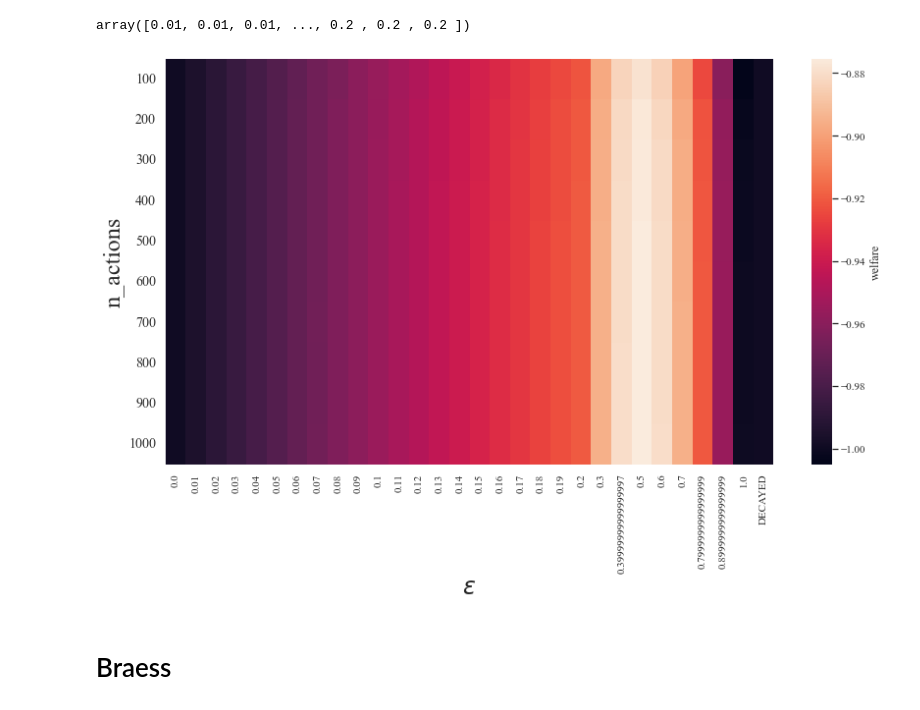
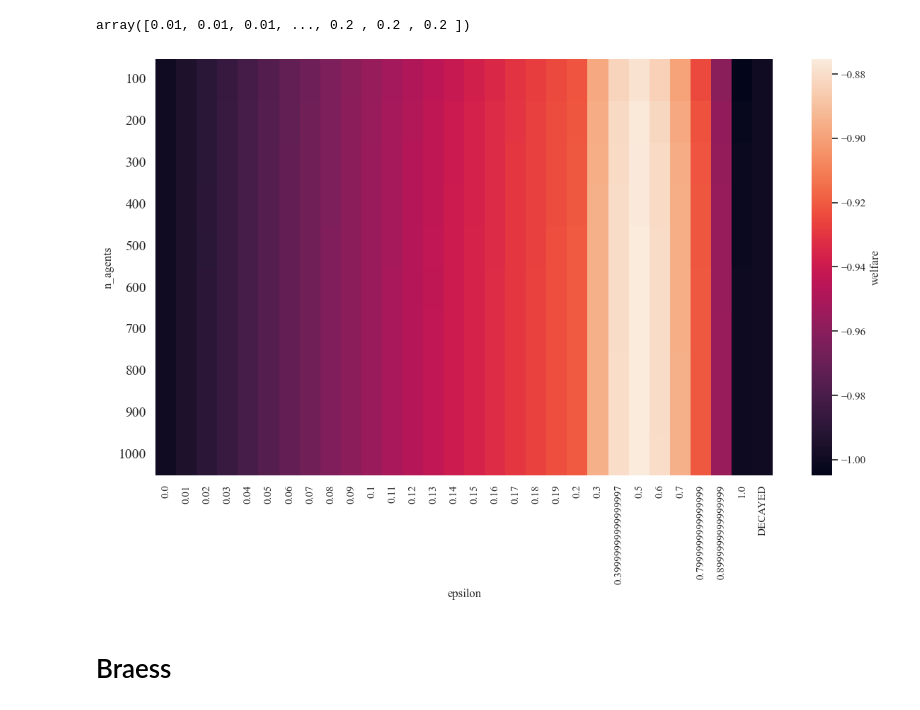
Before and after one commit to CCarissimo/congested, a Jupyter notebook: plotting_game_dynamics.ipynb, the cells around one changed output. Saved outputs shown, nothing was run; the diff lists cells and outputs as text; code cells hidden in the pictures.

```diff
--- a/plotting_game_dynamics.ipynb
+++ b/plotting_game_dynamics.ipynb
@@ -75,7 +75,7 @@ means.loc[6, 0.105, :]["T_mean"].plot()
 # %% [markdown]
 # Two-Route
 # %%
-df = pd.read_csv("game_dynamics/two_route/results.csv")
+df = pd.read_csv("game_dynamics/two_route/braess_augmented_results.csv")
 # %%
 rows=[]
 for i, row in df.iterrows():
@@ -91,20 +107,20 @@ df["alpha"].values
 # %% [output]
 array([0.01, 0.01, 0.01, ..., 0.2 , 0.2 , 0.2 ])
 # %%
-heatmap_mean = pd.pivot_table(means.loc[:,:,0.01,0], values='T_mean', index=['n_agents'], columns='epsilon')
+heatmap_mean = pd.pivot_table(means.loc[:,:,0.01,0.5], values='T_mean', index=['n_agents'], columns='epsilon')
 # %%
 plt.figure(figsize=(12,8))
 sns.set(font='Times New Roman')
 sns.heatmap(heatmap_mean, cbar_kws={'label': 'welfare'})
-plt.xlabel(r"$\epsilon$", size=24, rotation='horizontal')
+# plt.xlabel(r"$\epsilon$", size=24, rotation='horizontal')
 # plt.xticks(np.linspace(0, 101, 5), np.linspace(0, 1, 5), rotation='horizontal', size=14)
-plt.ylabel(r"n_actions", size=24, rotation='vertical')
+# plt.ylabel(r"n_actions", size=24, rotation='vertical')
 plt.yticks(rotation='horizontal', size=14)
 # plt.title("Average Travel Time, 100 agents, 10000 learning steps", size=14)
 plt.tight_layout()
 # plt.savefig('heatmap_travel_time_mean.pdf',dpi=150, figsize=(9,6))
 # %% [output]
-[figure, old version]
+[figure, new version]
 # %% [markdown]
 # Braess
 # %%
```
Also changed, not shown: parts of 1 cell of this notebook, 10 other files.
